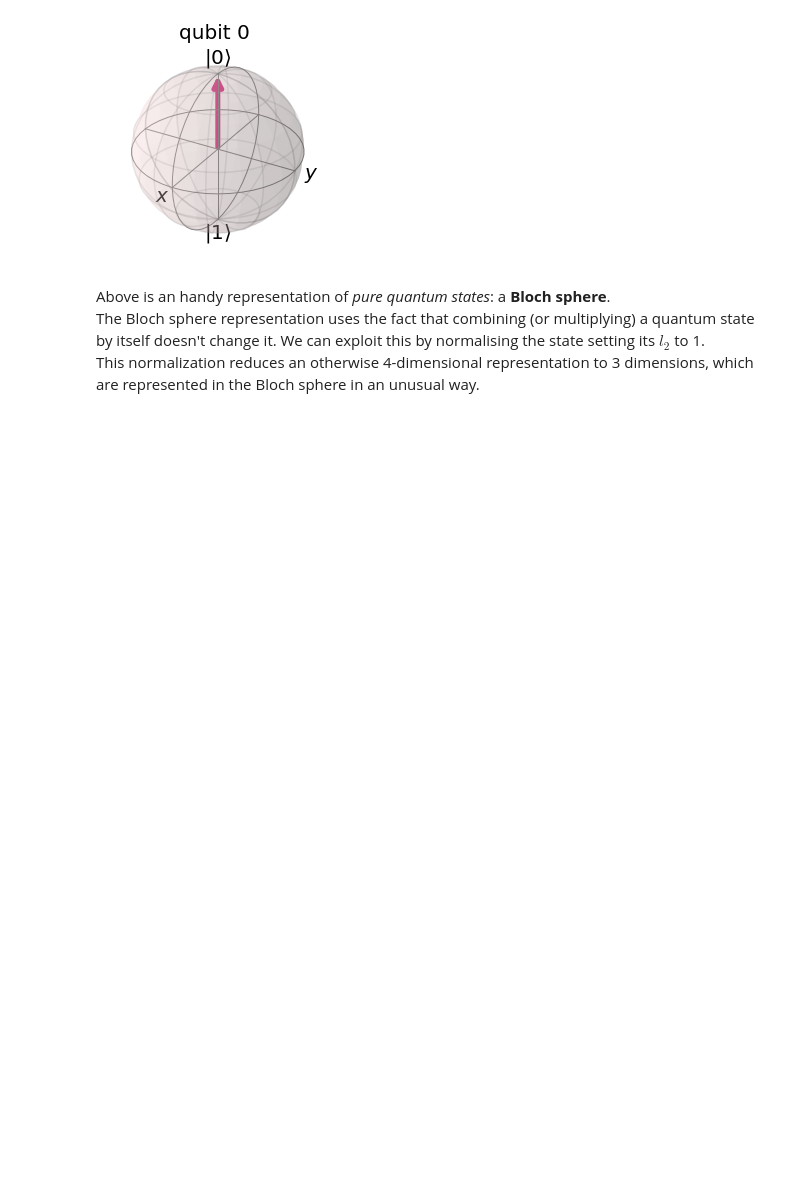
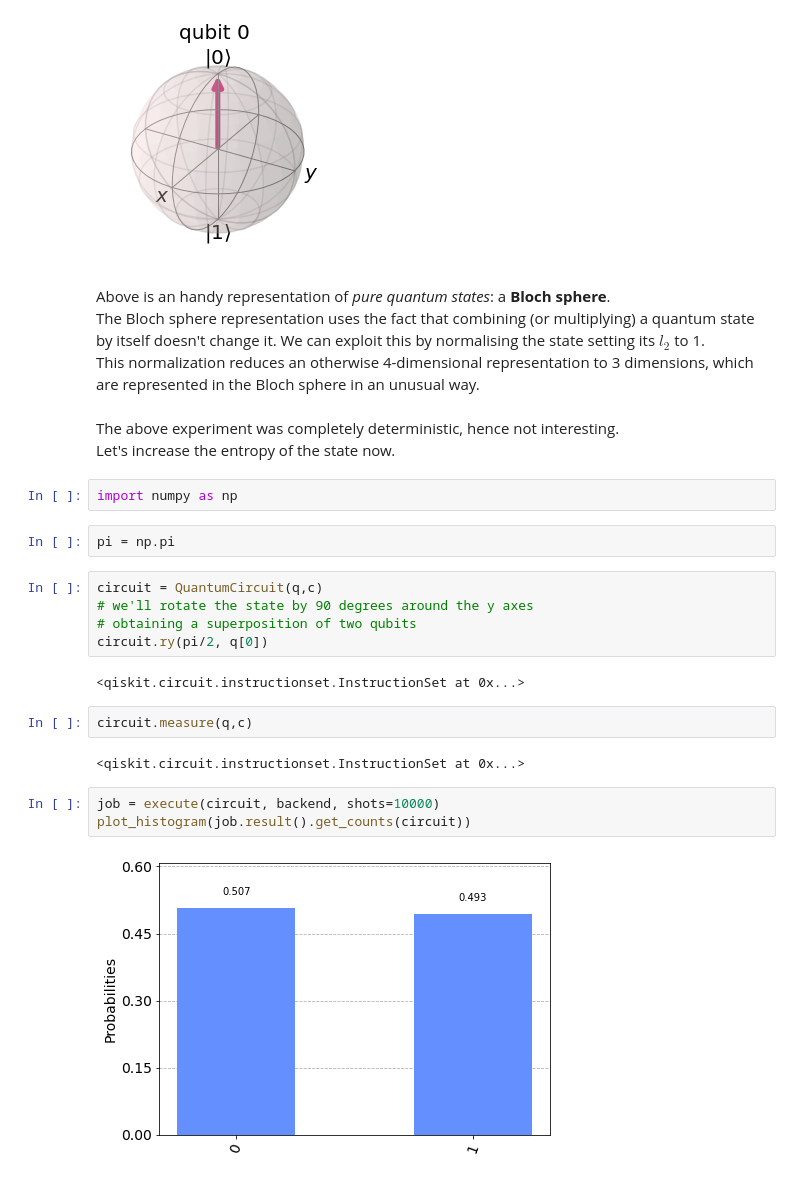
Before and after one commit to GiuliaLanzillotta/My-ML-exercises, a Jupyter notebook: Intro_to_quantum_computing.ipynb, the cells around one changed output. Cells and saved outputs as stored; diff of their text form; blank space fills up the shorter version.

```diff
--- a/Intro_to_quantum_computing.ipynb
+++ b/Intro_to_quantum_computing.ipynb
@@ -71,3 +71,25 @@ plot_bloch_multivector(job.result().get_statevector(circuit))
 Above is an handy representation of *pure quantum states*: a **Bloch sphere**. <br>
 The Bloch sphere representation uses the fact that combining (or multiplying) a quantum state by itself doesn't change it. We can exploit this by normalising the state setting its $l_2$ to 1. <br>
 This normalization reduces an otherwise 4-dimensional representation to 3 dimensions, which are represented in the Bloch sphere in an unusual way.
+# %% [markdown]
+The above experiment was completely deterministic, hence not interesting. <br> Let's increase the entropy of the state now.
+# %%
+import numpy as np
+# %%
+pi = np.pi
+# %%
+circuit = QuantumCircuit(q,c)
+# we'll rotate the state by 90 degrees around the y axes
+# obtaining a superposition of two qubits
+circuit.ry(pi/2, q[0])
+# %% [output]
+<qiskit.circuit.instructionset.InstructionSet at 0x...>
+# %%
+circuit.measure(q,c)
+# %% [output]
+<qiskit.circuit.instructionset.InstructionSet at 0x...>
+# %%
+job = execute(circuit, backend, shots=10000)
+plot_histogram(job.result().get_counts(circuit))
+# %% [output]
+[figure, added]
```
Also changed, not shown: parts of 6 cells of this notebook.
